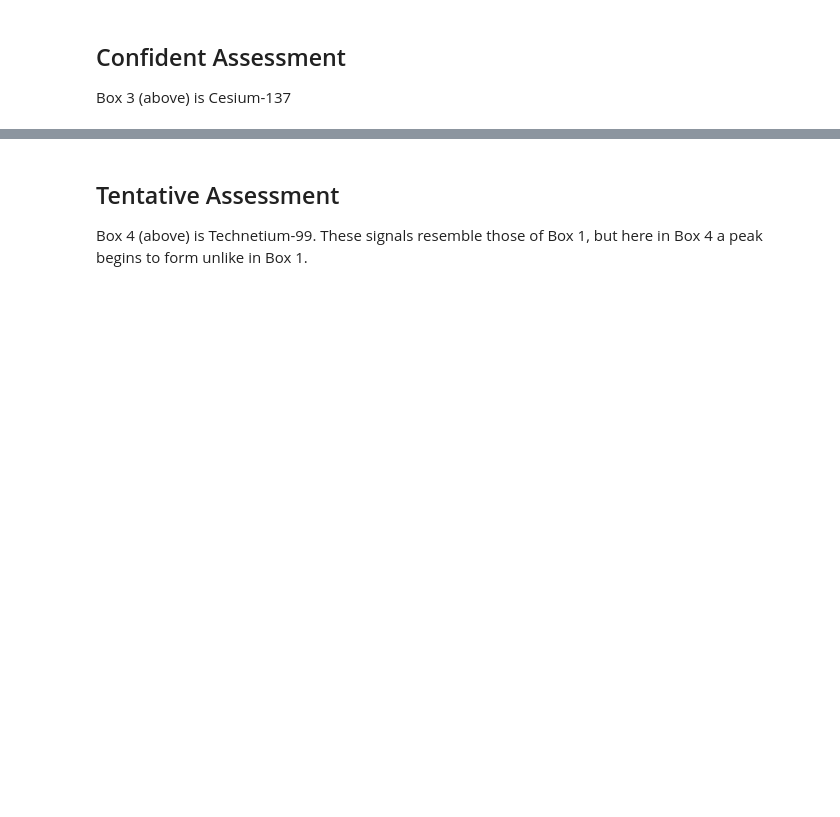
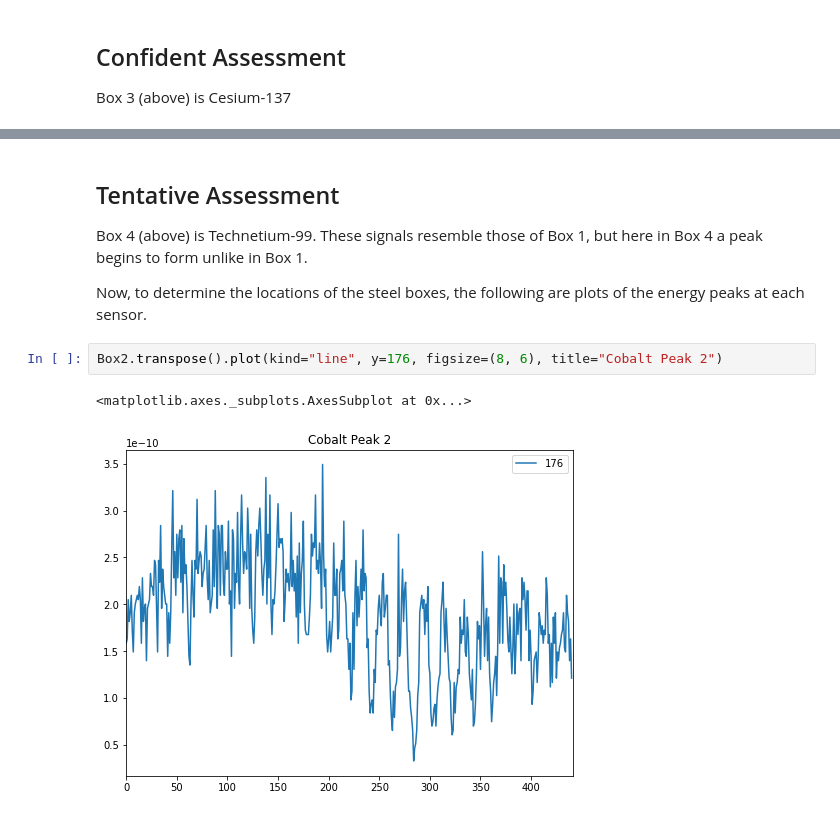
Before and after one commit to Dithizone/Math398-Project, a Jupyter notebook: BoxIdentification.ipynb, the cells around one changed output, grey strips where cells are left out. Drawn from its saved outputs; the diff is of its cells as text; blank space fills up the shorter version.

Commit message:
Found steel boxes!

```diff
--- a/BoxIdentification.ipynb
+++ b/BoxIdentification.ipynb
@@ -139,3 +141,10 @@ Box4.plot(kind="line", y=241, figsize=(8, 6), logy=True, title="Box 4")
 ## Tentative Assessment
 
 Box 4 (above) is Technetium-99. These signals resemble those of Box 1, but here in Box 4 a peak begins to form unlike in Box 1.
+
+Now, to determine the locations of the steel boxes, the following are plots of the energy peaks at each sensor.
+# %%
+Box2.transpose().plot(kind="line", y=176, figsize=(8, 6), title="Cobalt Peak 2")
+# %% [output]
+<matplotlib.axes._subplots.AxesSubplot at 0x...>
+[figure, added]
```
Also changed, not shown: parts of 29 cells of this notebook, 4 other files.
